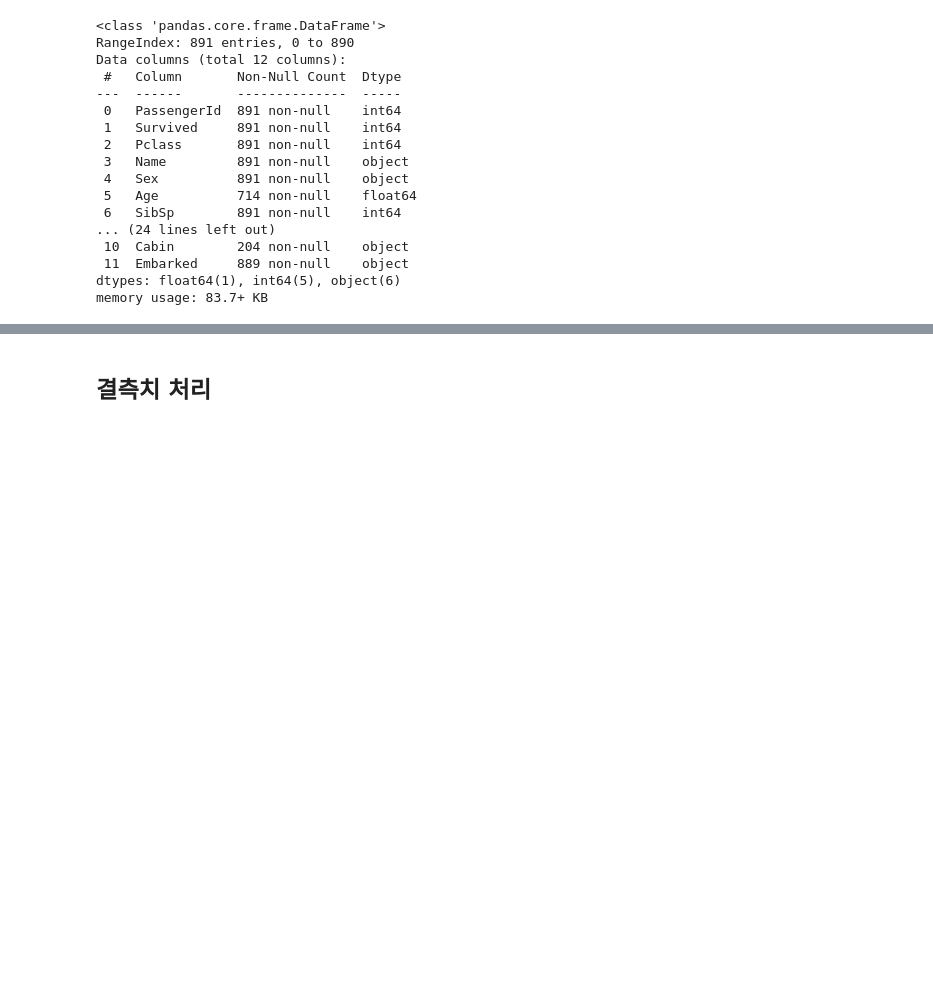
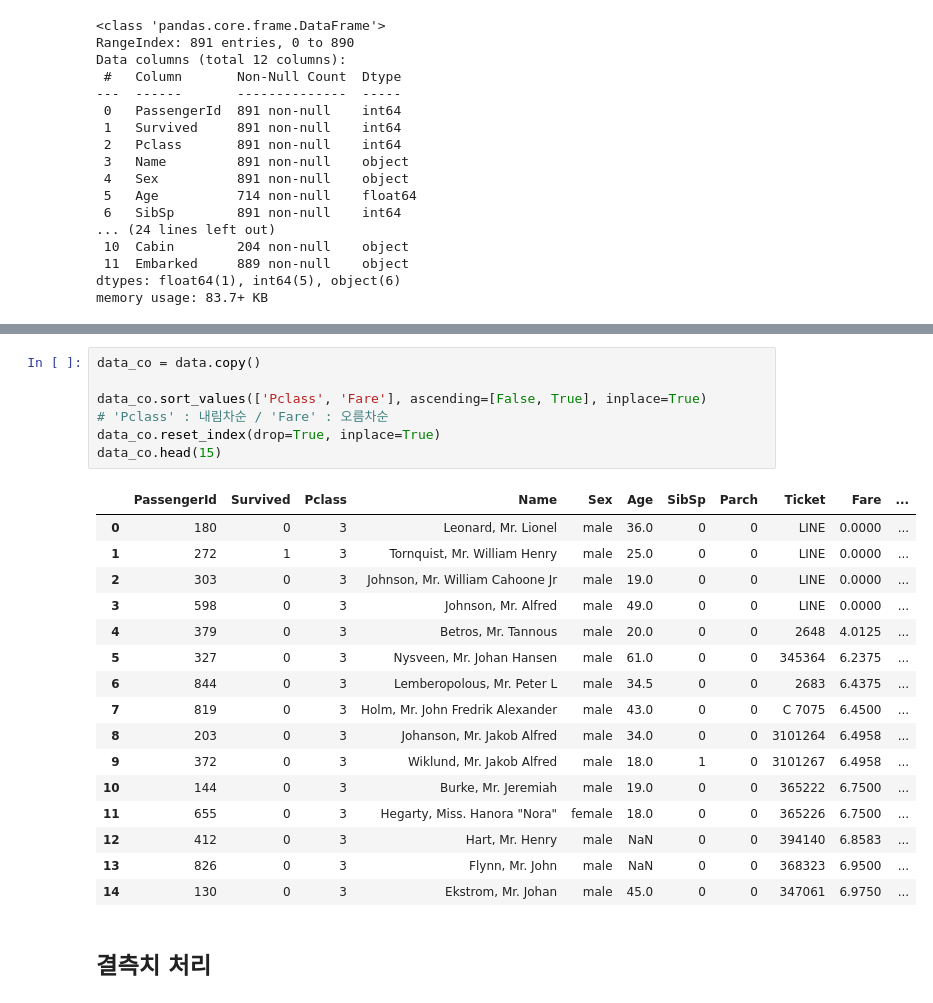
Before and after one commit to khoooo/P2, a Jupyter notebook: 데이터 전처리.ipynb, the cells around one changed output, grey strips where cells are left out. Cells and saved outputs as stored; diff of their text form; blank space fills up the shorter version.

```diff
--- a/데이터 전처리.ipynb
+++ b/데이터 전처리.ipynb
@@ -52,3 +74,26 @@ memory usage: 83.7+ KB
+# %%
+data_co = data.copy()
+
+data_co.sort_values(['Pclass', 'Fare'], ascending=[False, True], inplace=True)        # 'Pclass' : 내림차순 / 'Fare' : 오름차순
+data_co.reset_index(drop=True, inplace=True)
+data_co.head(15)
+# %% [output]
+|  | PassengerId | Survived | Pclass | Name | Sex | Age | SibSp | Parch | Ticket | Fare | ... |
+| 0 | 180 | 0 | 3 | Leonard, Mr. Lionel | male | 36.0 | 0 | 0 | LINE | 0.0000 | ... |
+| 1 | 272 | 1 | 3 | Tornquist, Mr. William Henry | male | 25.0 | 0 | 0 | LINE | 0.0000 | ... |
+| 2 | 303 | 0 | 3 | Johnson, Mr. William Cahoone Jr | male | 19.0 | 0 | 0 | LINE | 0.0000 | ... |
+| 3 | 598 | 0 | 3 | Johnson, Mr. Alfred | male | 49.0 | 0 | 0 | LINE | 0.0000 | ... |
+| 4 | 379 | 0 | 3 | Betros, Mr. Tannous | male | 20.0 | 0 | 0 | 2648 | 4.0125 | ... |
+| 5 | 327 | 0 | 3 | Nysveen, Mr. Johan Hansen | male | 61.0 | 0 | 0 | 345364 | 6.2375 | ... |
+| 6 | 844 | 0 | 3 | Lemberopolous, Mr. Peter L | male | 34.5 | 0 | 0 | 2683 | 6.4375 | ... |
+| 7 | 819 | 0 | 3 | Holm, Mr. John Fredrik Alexander | male | 43.0 | 0 | 0 | C 7075 | 6.4500 | ... |
+| 8 | 203 | 0 | 3 | Johanson, Mr. Jakob Alfred | male | 34.0 | 0 | 0 | 3101264 | 6.4958 | ... |
+| 9 | 372 | 0 | 3 | Wiklund, Mr. Jakob Alfred | male | 18.0 | 1 | 0 | 3101267 | 6.4958 | ... |
+| 10 | 144 | 0 | 3 | Burke, Mr. Jeremiah | male | 19.0 | 0 | 0 | 365222 | 6.7500 | ... |
+| 11 | 655 | 0 | 3 | Hegarty, Miss. Hanora "Nora" | female | 18.0 | 0 | 0 | 365226 | 6.7500 | ... |
+| 12 | 412 | 0 | 3 | Hart, Mr. Henry | male | NaN | 0 | 0 | 394140 | 6.8583 | ... |
+| 13 | 826 | 0 | 3 | Flynn, Mr. John | male | NaN | 0 | 0 | 368323 | 6.9500 | ... |
+| 14 | 130 | 0 | 3 | Ekstrom, Mr. Johan | male | 45.0 | 0 | 0 | 347061 | 6.9750 | ... |
 # %% [markdown]
 ## 결측치 처리
 # %% [markdown]
```
Also changed, not shown: parts of 24 cells of this notebook.
